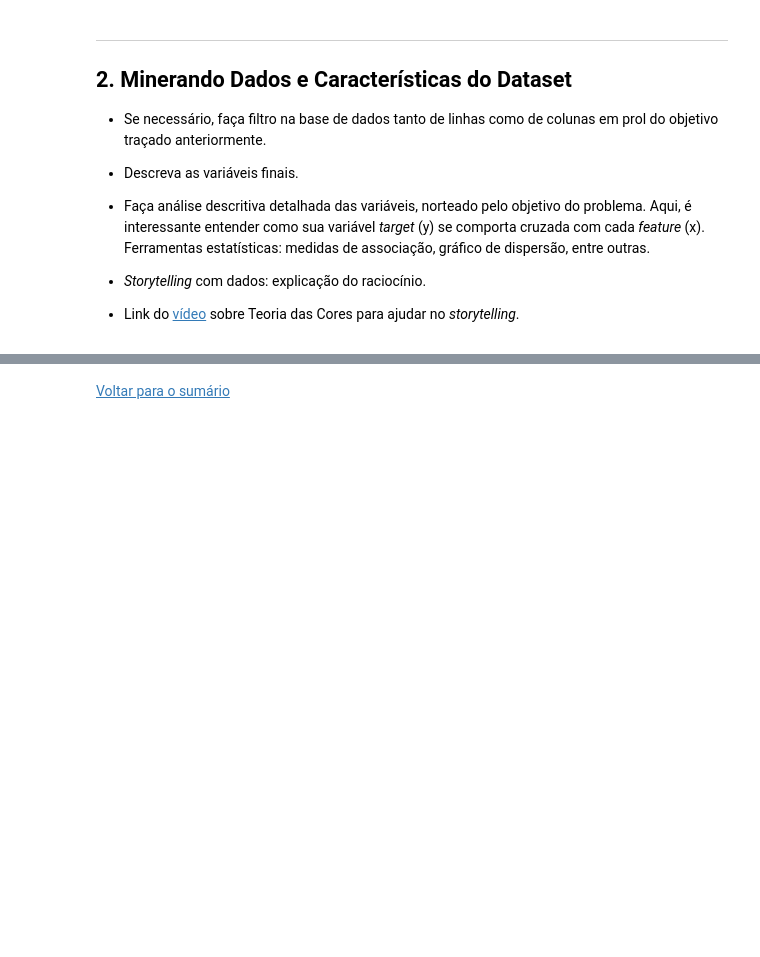
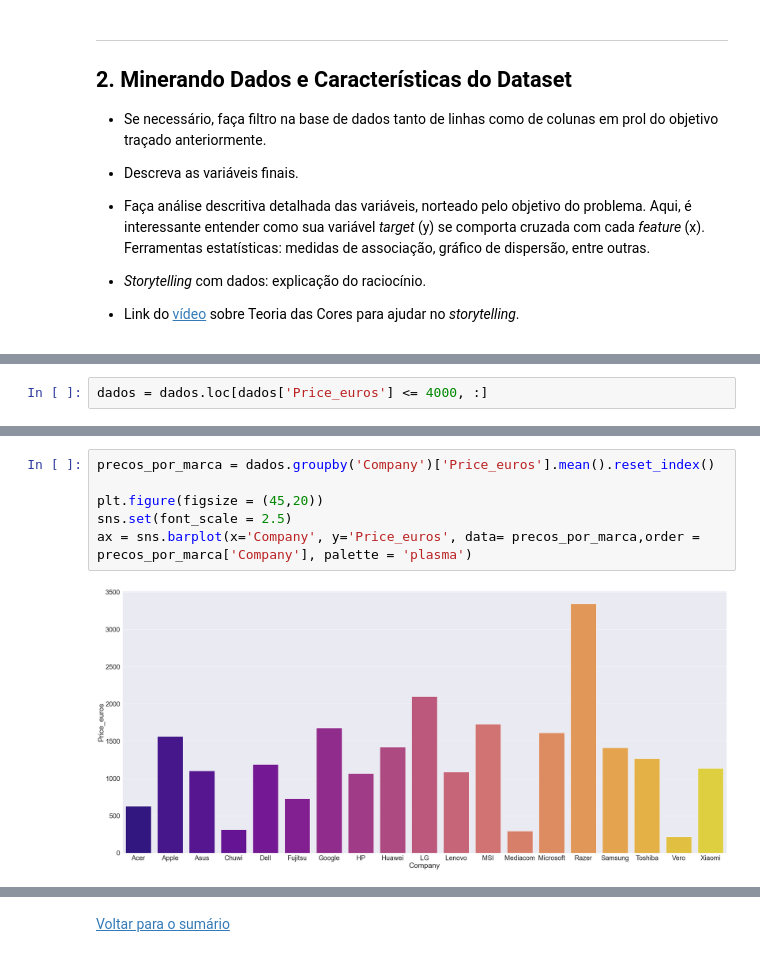
Before and after one commit to insper-classroom/22-2b-cd-p2-Bea-Kadu-Veronica, a Jupyter notebook: relatorio.ipynb, the cells around one changed output, grey strips where cells are left out. Cells and saved outputs as stored; diff of their text form; blank space fills up the shorter version.

```diff
--- a/relatorio.ipynb
+++ b/relatorio.ipynb
@@ -134,0 +189,2 @@ interessante entender como sua variável *target* (y) se comporta cruzada com ca
+# %%
+dados = dados.loc[dados['Price_euros'] <= 4000, :]
@@ -134,0 +205,8 @@ interessante entender como sua variável *target* (y) se comporta cruzada com ca
+# %%
+precos_por_marca = dados.groupby('Company')['Price_euros'].mean().reset_index()
+
+plt.figure(figsize = (45,20))
+sns.set(font_scale = 2.5)
+ax = sns.barplot(x='Company', y='Price_euros', data= precos_por_marca,order = precos_por_marca['Company'], palette = 'plasma')
+# %% [output]
+[figure, added]
```
Also changed, not shown: parts of 13 cells of this notebook.
